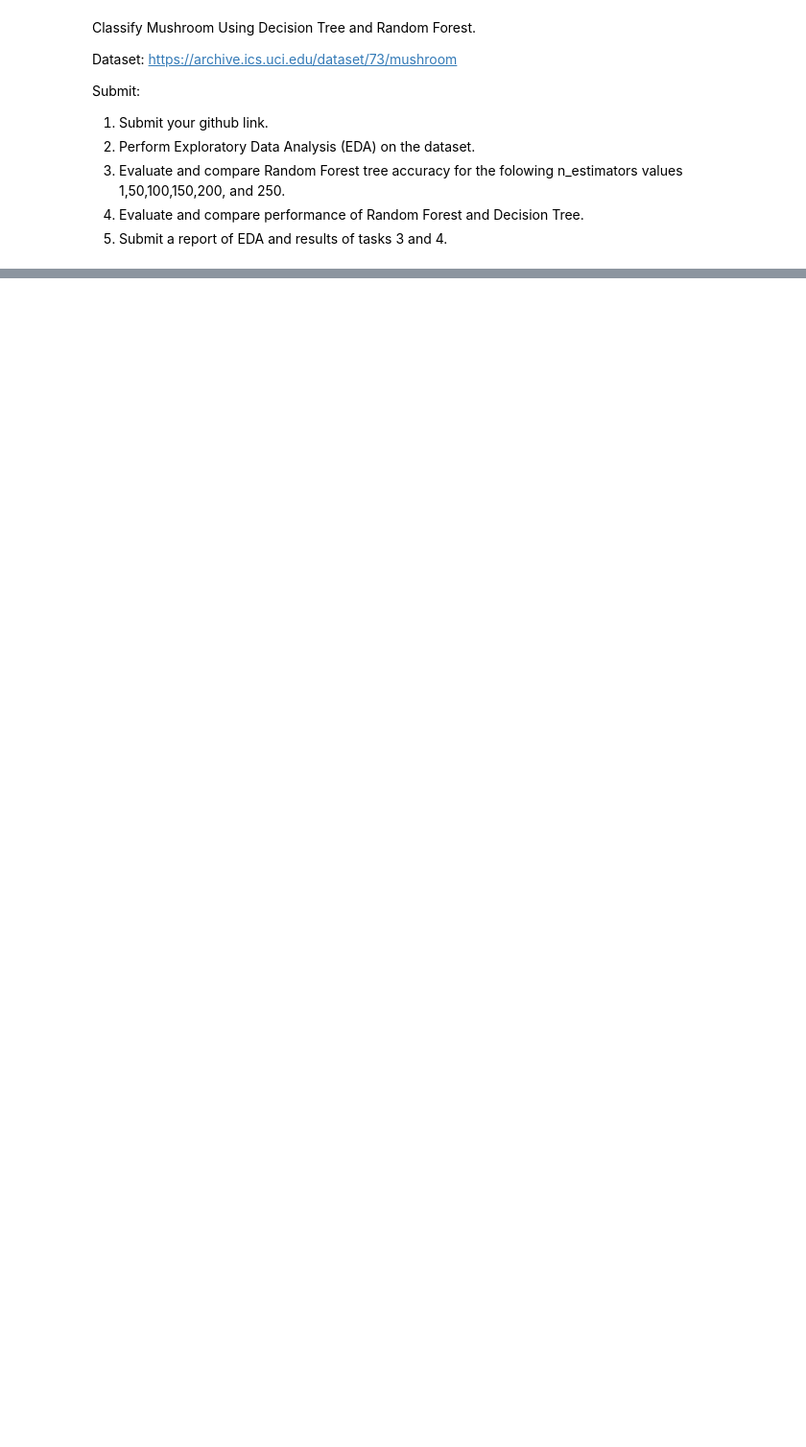
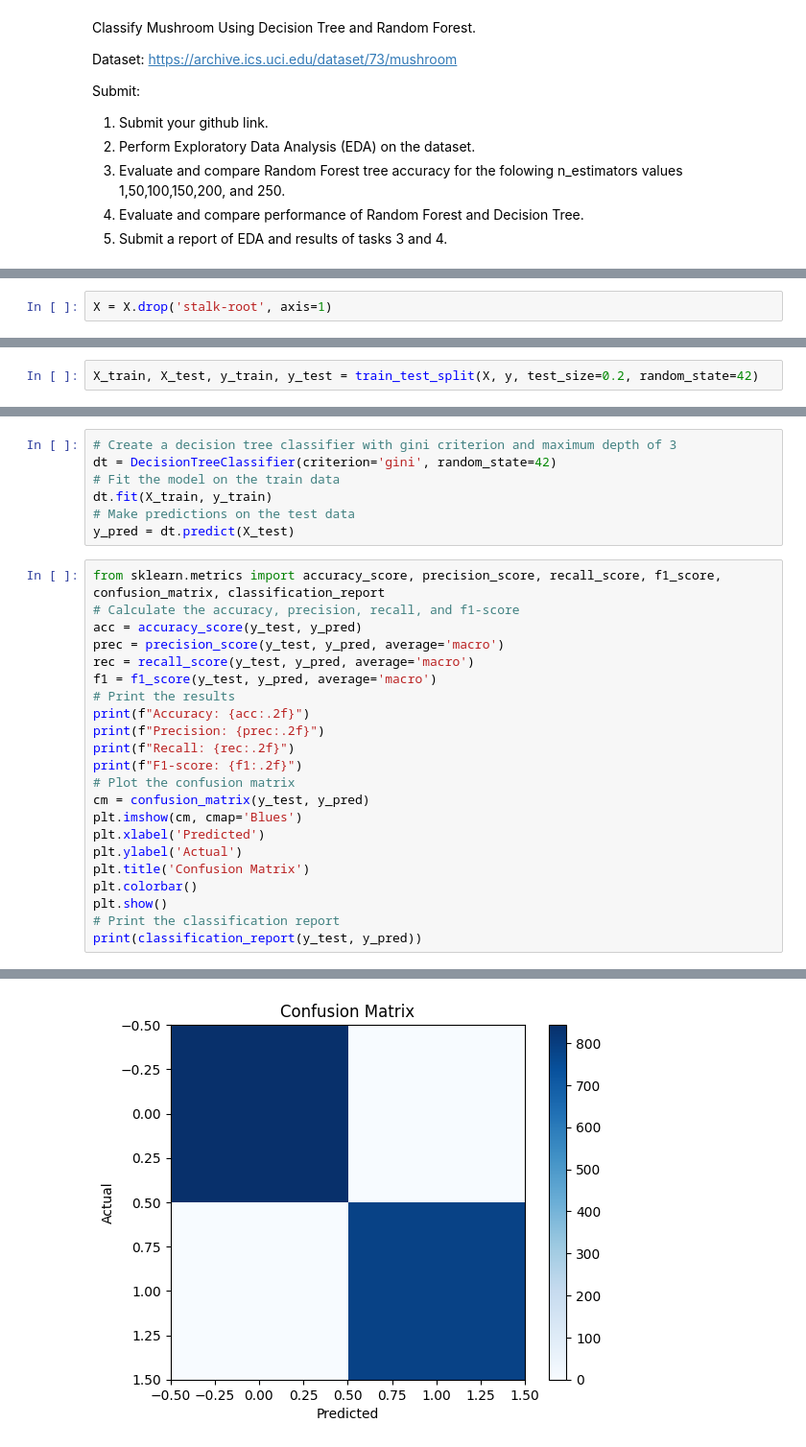
Before and after one commit to SaShakib/CSE475-machine-learning, a Jupyter notebook: Lab1_Decision_Tree_and_Random_Forest.ipynb, the cells around one changed output, grey strips where cells are left out. Shown: that part at 96% size. Drawn from its saved outputs; the diff is of its cells as text; blank space fills up the shorter version.

```diff
--- a/Lab1_Decision_Tree_and_Random_Forest.ipynb
+++ b/Lab1_Decision_Tree_and_Random_Forest.ipynb
@@ -203,0 +271,2 @@ Submit:
+# %%
+X = X.drop('stalk-root', axis=1)
@@ -203,0 +350,2 @@ Submit:
+# %%
+X_train, X_test, y_train, y_test = train_test_split(X, y, test_size=0.2, random_state=42)
@@ -203,0 +368,30 @@ Submit:
+# %%
+# Create a decision tree classifier with gini criterion and maximum depth of 3
+dt = DecisionTreeClassifier(criterion='gini', random_state=42)
+# Fit the model on the train data
+dt.fit(X_train, y_train)
+# Make predictions on the test data
+y_pred = dt.predict(X_test)
+# %%
+from sklearn.metrics import accuracy_score, precision_score, recall_score, f1_score, confusion_matrix, classification_report
+# Calculate the accuracy, precision, recall, and f1-score
+acc = accuracy_score(y_test, y_pred)
+prec = precision_score(y_test, y_pred, average='macro')
+rec = recall_score(y_test, y_pred, average='macro')
+f1 = f1_score(y_test, y_pred, average='macro')
+# Print the results
+print(f"Accuracy: {acc:.2f}")
+print(f"Precision: {prec:.2f}")
+print(f"Recall: {rec:.2f}")
+print(f"F1-score: {f1:.2f}")
+# Plot the confusion matrix
+cm = confusion_matrix(y_test, y_pred)
+plt.imshow(cm, cmap='Blues')
+plt.xlabel('Predicted')
+plt.ylabel('Actual')
+plt.title('Confusion Matrix')
+plt.colorbar()
+plt.show()
+# Print the classification report
+print(classification_report(y_test, y_pred))
+# %% [output]
@@ -203,0 +402 @@ Submit:
+[figure, added]
```
Also changed, not shown: parts of 16 cells of this notebook.
